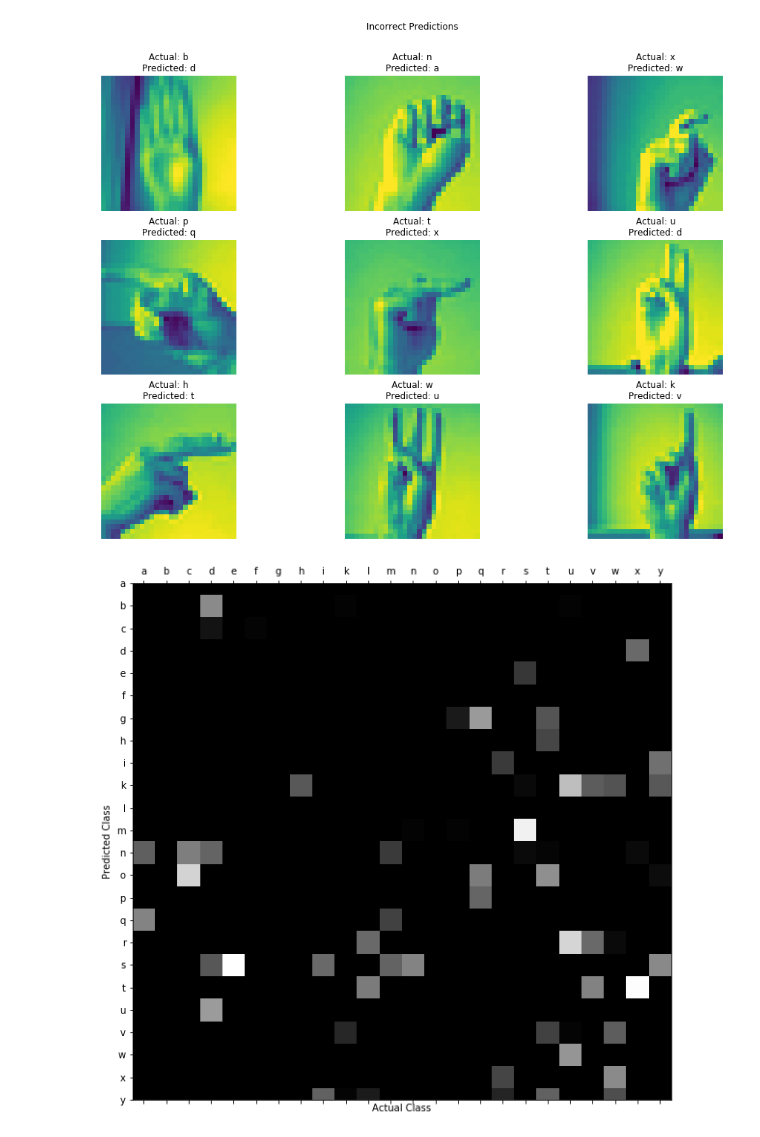
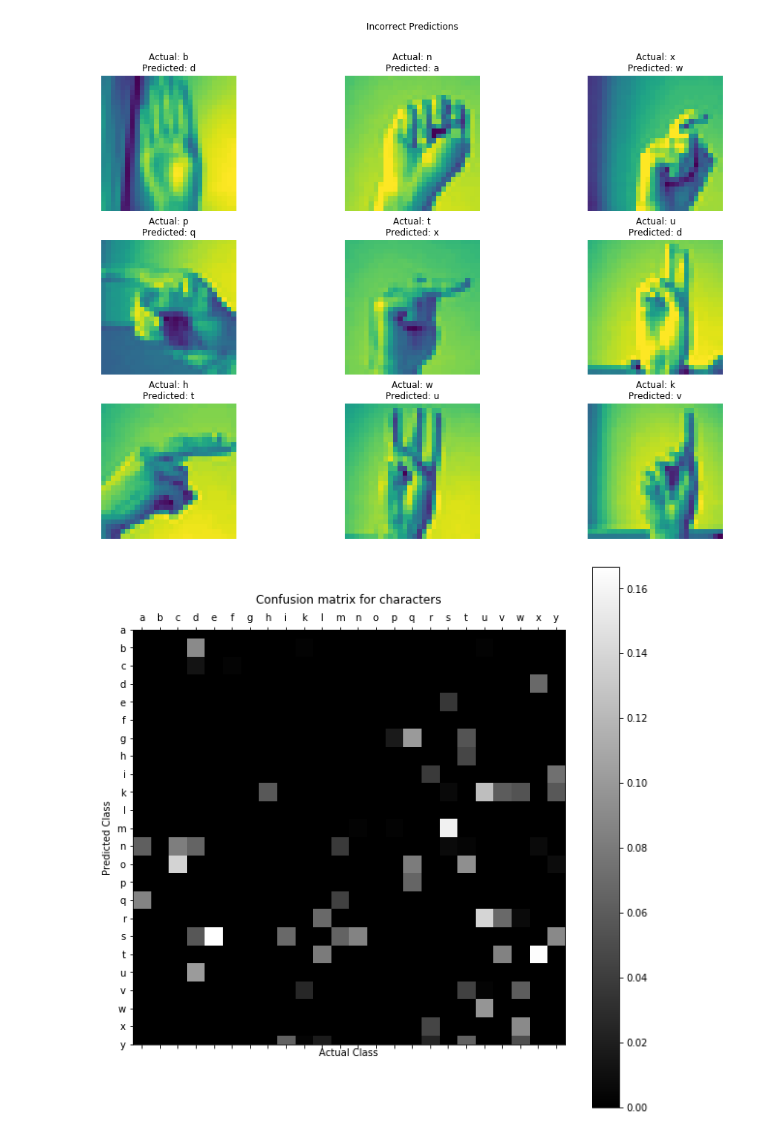
Before and after one commit to MarcusGasberg/sign_language_it_mal_grp21, a Jupyter notebook: sign_language_cnn.ipynb, the cells around one changed output. Cells and saved outputs as stored; diff of their text form; code cells hidden in the pictures.

Commit message:
Add color bar to confusion matrix

```diff
--- a/sign_language_cnn.ipynb
+++ b/sign_language_cnn.ipynb
@@ -162,25 +162,27 @@ fig.show()
 # %%
 import sklearn.metrics as metrics
 
 confusion_matrix = metrics.confusion_matrix(y_test, y_pred)
 row_sum = confusion_matrix.sum(axis=1, keepdims=True)
 norm_confusion_matrix = confusion_matrix / row_sum
 
 # Becausse j and z aren't possible we cant include them in confusion matrix
 class_names_clean = class_names.copy()
 class_names_clean.remove('j')
 class_names_clean.remove('z')
 
 np.fill_diagonal(norm_confusion_matrix, 0)
 
-plt.matshow(norm_confusion_matrix, cmap=plt.cm.gray)
+mat_ax = plt.matshow(norm_confusion_matrix, interpolation='nearest', cmap=plt.cm.gray)
+plt.colorbar(mat_ax)
+plt.title('Confusion matrix for characters')
 plt.xlabel('Actual Class')
 plt.ylabel('Predicted Class')
 plt.xticks(ticks=np.arange(0, len(class_names_clean)), labels=class_names_clean)
 plt.yticks(ticks=np.arange(0, len(class_names_clean)), labels=class_names_clean)
 plt.show()
 # %% [output]
-[figure, old version]
+[figure, new version]
 # %%
 model.reset_metrics()
 model.save('models/cnn_model_85_5.h5')
```
